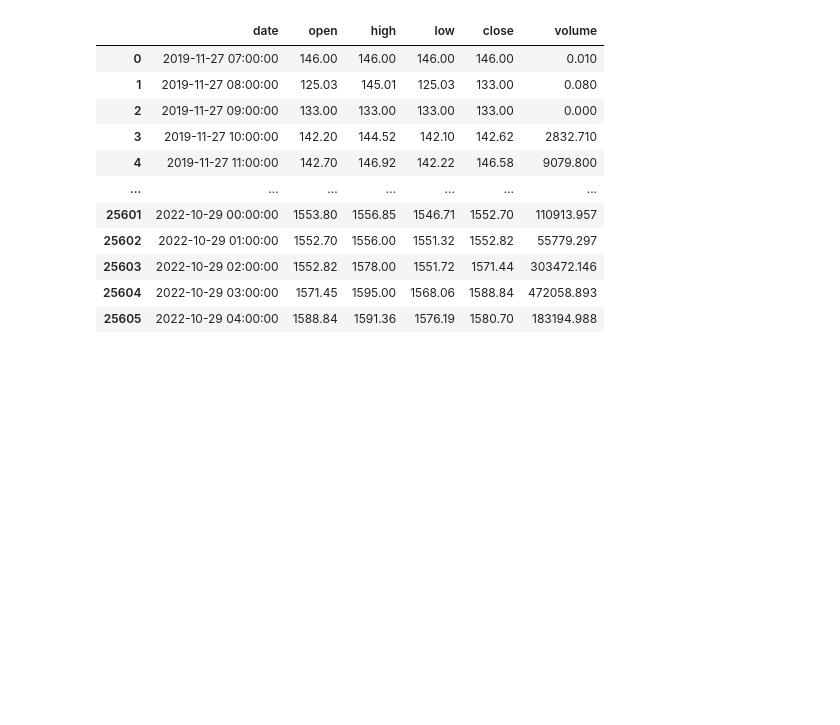
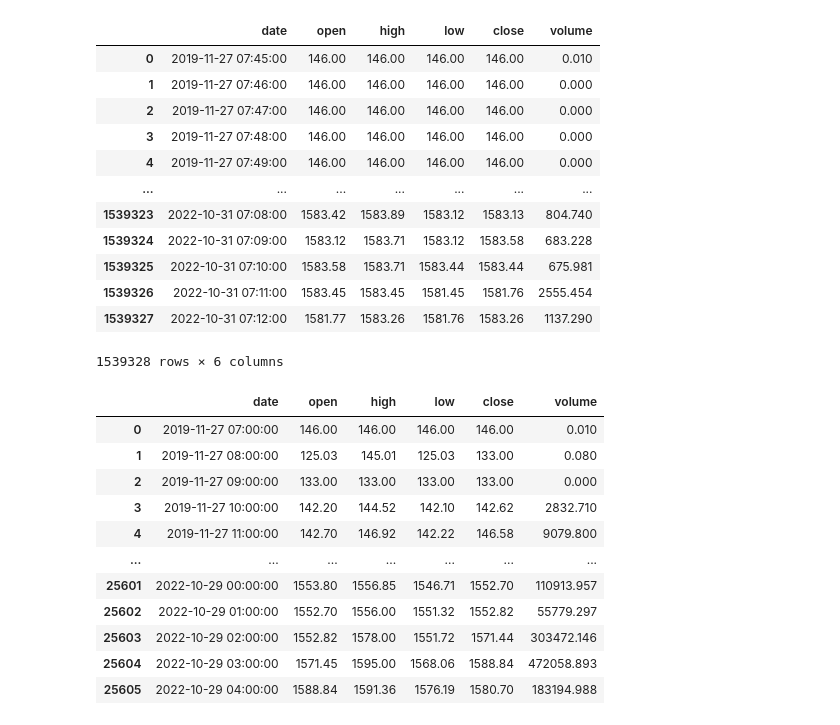
Before and after one commit to The0ps/handson-ml3, a Jupyter notebook: booknote.ipynb, the cells around one changed output. Saved outputs shown, nothing was run; the diff lists cells and outputs as text; code cells hidden in the pictures; blank space fills up the shorter version.

```diff
--- a/booknote.ipynb
+++ b/booknote.ipynb
@@ -19,6 +35,22 @@ df_15m['date'] = df_15m.date.apply(lambda x: pd.to_datetime(x, unit='ms'))
 df = pd.read_json('/bali/freqtrade/user_data/data/binance/futures/ETH_USDT-1m-futures.json')
 df.columns = ['date', 'open', 'high', 'low', 'close', 'volume']
 df['date'] = df.date.apply(lambda x: pd.to_datetime(x, unit='ms'))
+# %%
+df
+# %% [output]
+|  | date | open | high | low | close | volume |
+| 0 | 2019-11-27 07:45:00 | 146.00 | 146.00 | 146.00 | 146.00 | 0.010 |
+| 1 | 2019-11-27 07:46:00 | 146.00 | 146.00 | 146.00 | 146.00 | 0.000 |
+| 2 | 2019-11-27 07:47:00 | 146.00 | 146.00 | 146.00 | 146.00 | 0.000 |
+| 3 | 2019-11-27 07:48:00 | 146.00 | 146.00 | 146.00 | 146.00 | 0.000 |
+| 4 | 2019-11-27 07:49:00 | 146.00 | 146.00 | 146.00 | 146.00 | 0.000 |
+| ... | ... | ... | ... | ... | ... | ... |
+| 1539323 | 2022-10-31 07:08:00 | 1583.42 | 1583.89 | 1583.12 | 1583.13 | 804.740 |
+| 1539324 | 2022-10-31 07:09:00 | 1583.12 | 1583.71 | 1583.12 | 1583.58 | 683.228 |
+| 1539325 | 2022-10-31 07:10:00 | 1583.58 | 1583.71 | 1583.44 | 1583.44 | 675.981 |
+| 1539326 | 2022-10-31 07:11:00 | 1583.45 | 1583.45 | 1581.45 | 1581.76 | 2555.454 |
+| 1539327 | 2022-10-31 07:12:00 | 1581.77 | 1583.26 | 1581.76 | 1583.26 | 1137.290 |
+1539328 rows × 6 columns
 # %%
 df_1h
 # %% [output]
```
Also changed, not shown: parts of 9 cells of this notebook, 1 other file.
